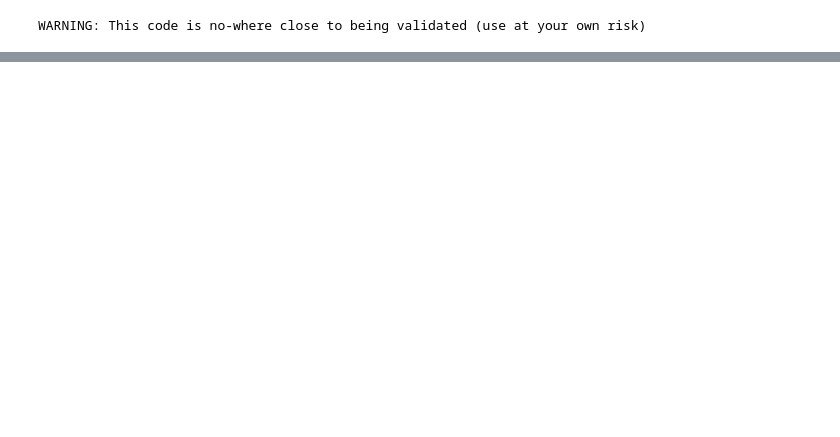
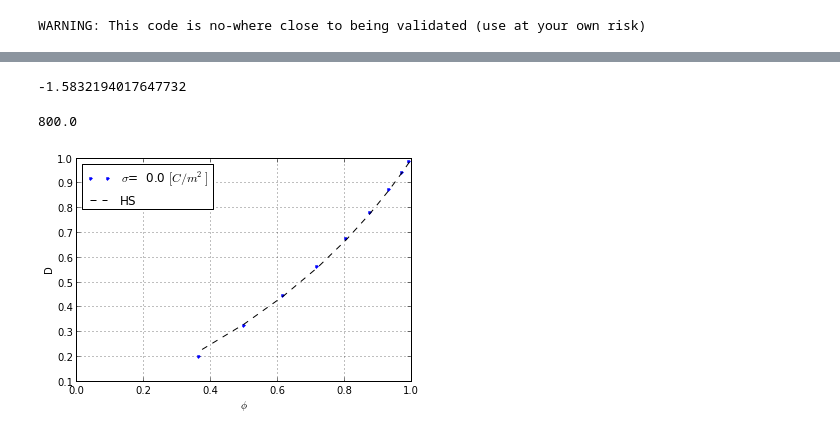
Before and after one commit to huskeypm/smolhomog, a Jupyter notebook: example/validation/validation.ipynb, the cells around one changed output, grey strips where cells are left out. Drawn from its saved outputs; the diff is of its cells as text; code cells hidden in the pictures; blank space fills up the shorter version.

```diff
--- a/example/validation/validation.ipynb
+++ b/example/validation/validation.ipynb
@@ -26,0 +25,9 @@ plt.plot(vFracs, outs[j,:],label="$\sigma$=%5.1f" % sigmas[j] )
+# %%
+np.min(np.array(potential.vector()))np.min(np.array(unitlessPotential.vector()))
+# %% [output]
+-1.5832194017647732
+# %%
+if(1):  plt.plot(vFracs, outs[j,:],'b.',label="$\sigma$=%5.1f $[C/m^2]$" % sigmas[j] )  hs = vFracs/(2-vFracs)        plt.plot(vFracs, hs,'k--',label="HS")        plt.legend(loc=0)  plt.xlabel("$\phi$")   plt.ylabel("D")  plt.xlim([0.0,1])  grid(True)    plt.gcf().savefig("fig9.png")
+# %% [output]
+800.0
+[figure, added]
```
Also changed, not shown: parts of 8 cells of this notebook, 2 other files.
